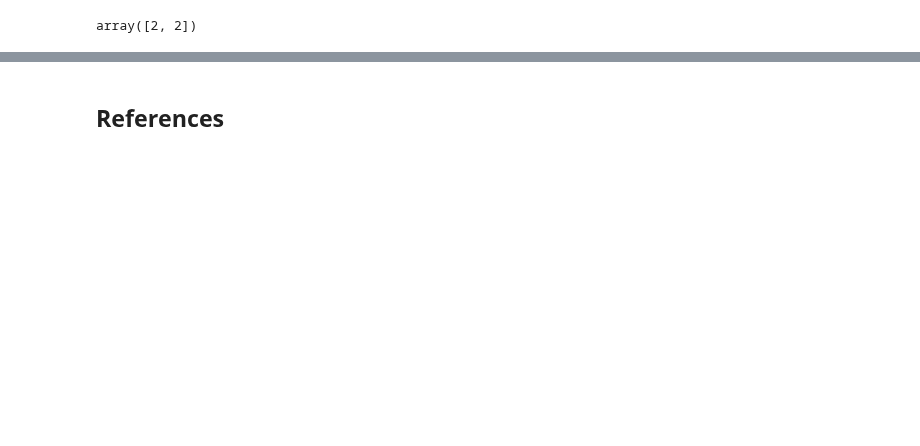
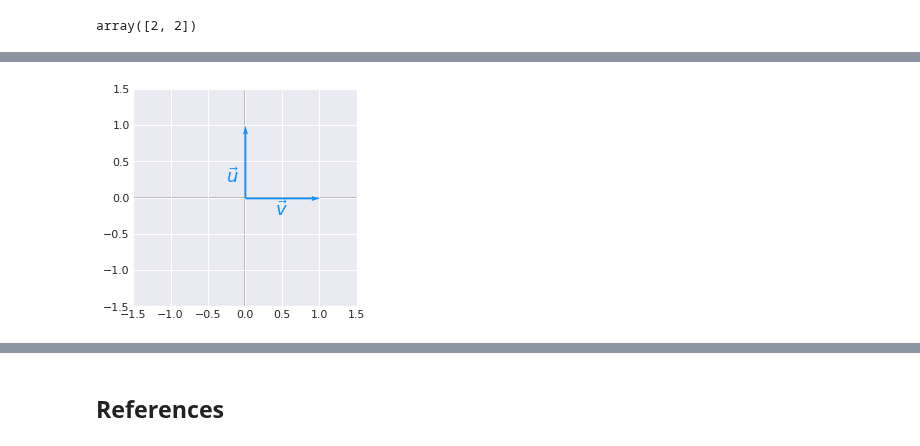
Before and after one commit to rahiakela/mathematics-for-machine-learning, a Jupyter notebook: deep-learning-book-maths/2_8_singular_value_decomposition.ipynb, the cells around one changed output, grey strips where cells are left out. Saved outputs shown, nothing was run; the diff lists cells and outputs as text; code cells hidden in the pictures; blank space fills up the shorter version.

```diff
--- a/deep-learning-book-maths/2_8_singular_value_decomposition.ipynb
+++ b/deep-learning-book-maths/2_8_singular_value_decomposition.ipynb
@@ -62,39 +60,17 @@ Populating the interactive namespace from numpy and matplotlib
 # %%
 def plot_vectors(vecs, cols, alpha=1):
-  """
-  Plot set of vectors.
-
-  Parameters
-  ----------
-  vecs : array-like
-      Coordinates of the vectors to plot. Each vectors is in an array. For
-      instance: [[1, 3], [2, 2]] can be used to plot 2 vectors.
-  cols : array-like
-      Colors of the vectors. For instance: ['red', 'blue'] will display the
-      first vector in red and the second in blue.
-  alpha : float
-      Opacity of vectors
-
-  Returns:
-
-  fig : instance of matplotlib.figure.Figure
-      The figure of the vectors
-  """
+  plt.figure()
   plt.axvline(x=0, color='#A9A9A9', zorder=0)
   plt.axhline(y=0, color='#A9A9A9', zorder=0)
 
   for i in range(len(vecs)):
-      if (isinstance(alpha, list)):
-          alpha_i = alpha[i]
-      else:
-          alpha_i = alpha
       x = np.concatenate([[0,0],vecs[i]])
       plt.quiver([x[0]],
                   [x[1]],
                   [x[2]],
                   [x[3]],
                   angles='xy', scale_units='xy', scale=1, color=cols[i],
-                alpha=alpha_i)
+                  alpha=alpha)
 # %%
 !wget https://github.com/hadrienj/deepLearningBook-Notes/raw/master/2.8%20Singular%20Value%20Decomposition/test_svd.jpg
 # %% [markdown]
@@ -321,0 +399,17 @@ $$
+# %%
+orange = '#FF9A13'
+blue = '#1190FF'
+
+u = [1, 0]
+v = [0, 1]
+
+plot_vectors([u, v], cols=[blue, blue])
+
+plt.xlim(-1.5, 1.5)
+plt.ylim(-1.5, 1.5)
+
+plt.text(-0.25, 0.2, r'$\vec{u}$', color=blue, size=18)
+plt.text(0.4, -0.25, r'$\vec{v}$', color=blue, size=18)
+plt.show()
+# %% [output]
+[figure, added]
```
Also changed, not shown: parts of 101 cells of this notebook.
